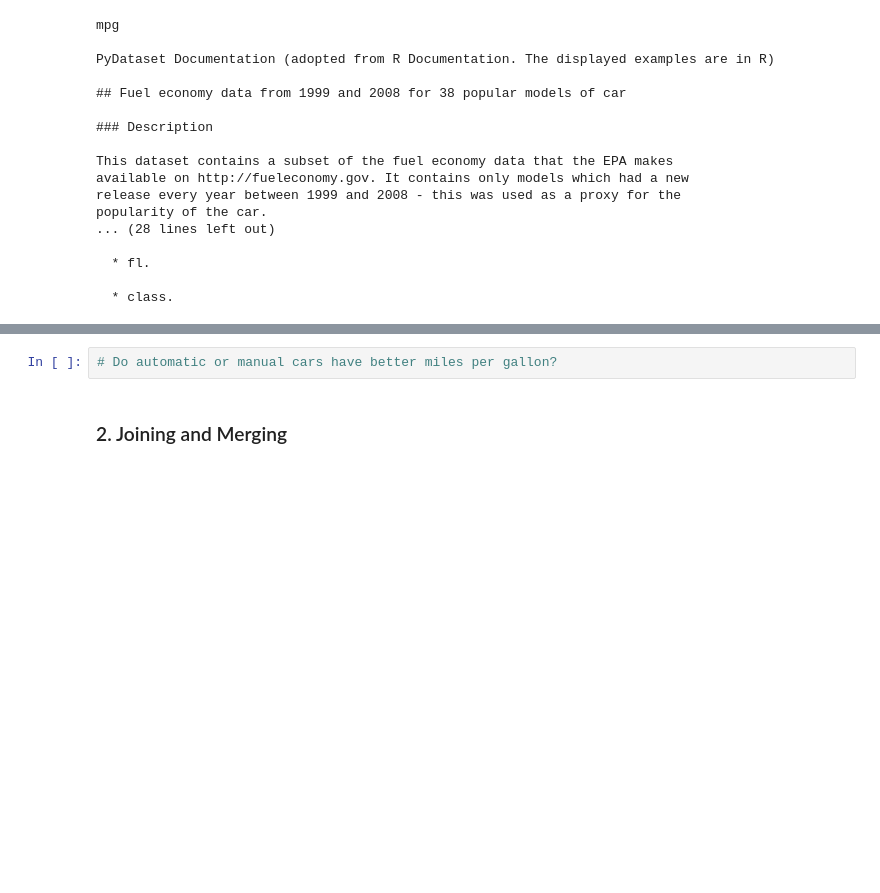
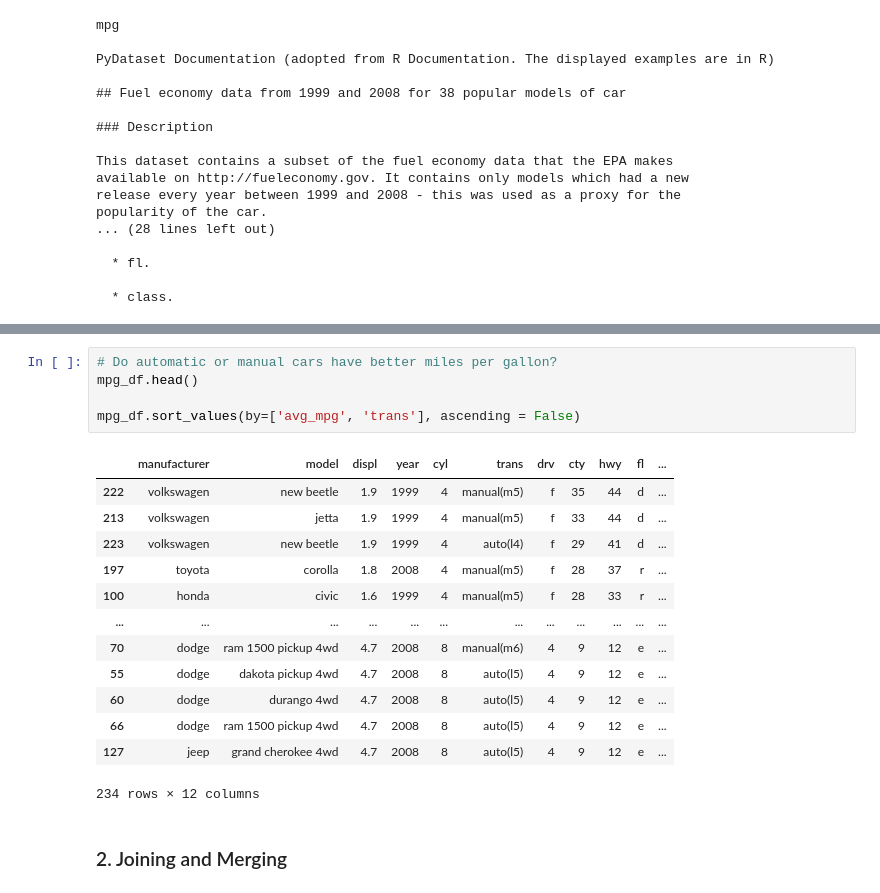
Before and after one commit to CSolitaire/numpy-pandas-visualization-exercises, a Jupyter notebook: advanced_dataframes.ipynb, the cells around one changed output, grey strips where cells are left out. Saved outputs shown, nothing was run; the diff lists cells and outputs as text; blank space fills up the shorter version.

```diff
--- a/advanced_dataframes.ipynb
+++ b/advanced_dataframes.ipynb
@@ -101,5 +161,22 @@ popularity of the car.
 # %%
 # Do automatic or manual cars have better miles per gallon?
+mpg_df.head()
+
+mpg_df.sort_values(by=['avg_mpg', 'trans'], ascending = False)
+# %% [output]
+|  | manufacturer | model | displ | year | cyl | trans | drv | cty | hwy | fl | ... |
+| 222 | volkswagen | new beetle | 1.9 | 1999 | 4 | manual(m5) | f | 35 | 44 | d | ... |
+| 213 | volkswagen | jetta | 1.9 | 1999 | 4 | manual(m5) | f | 33 | 44 | d | ... |
+| 223 | volkswagen | new beetle | 1.9 | 1999 | 4 | auto(l4) | f | 29 | 41 | d | ... |
+| 197 | toyota | corolla | 1.8 | 2008 | 4 | manual(m5) | f | 28 | 37 | r | ... |
+| 100 | honda | civic | 1.6 | 1999 | 4 | manual(m5) | f | 28 | 33 | r | ... |
+| ... | ... | ... | ... | ... | ... | ... | ... | ... | ... | ... | ... |
+| 70 | dodge | ram 1500 pickup 4wd | 4.7 | 2008 | 8 | manual(m6) | 4 | 9 | 12 | e | ... |
+| 55 | dodge | dakota pickup 4wd | 4.7 | 2008 | 8 | auto(l5) | 4 | 9 | 12 | e | ... |
+| 60 | dodge | durango 4wd | 4.7 | 2008 | 8 | auto(l5) | 4 | 9 | 12 | e | ... |
+| 66 | dodge | ram 1500 pickup 4wd | 4.7 | 2008 | 8 | auto(l5) | 4 | 9 | 12 | e | ... |
+| 127 | jeep | grand cherokee 4wd | 4.7 | 2008 | 8 | auto(l5) | 4 | 9 | 12 | e | ... |
+234 rows × 12 columns
 # %% [markdown]
 ### 2. Joining and Merging
 # %%
```
Also changed, not shown: parts of 7 cells of this notebook.
